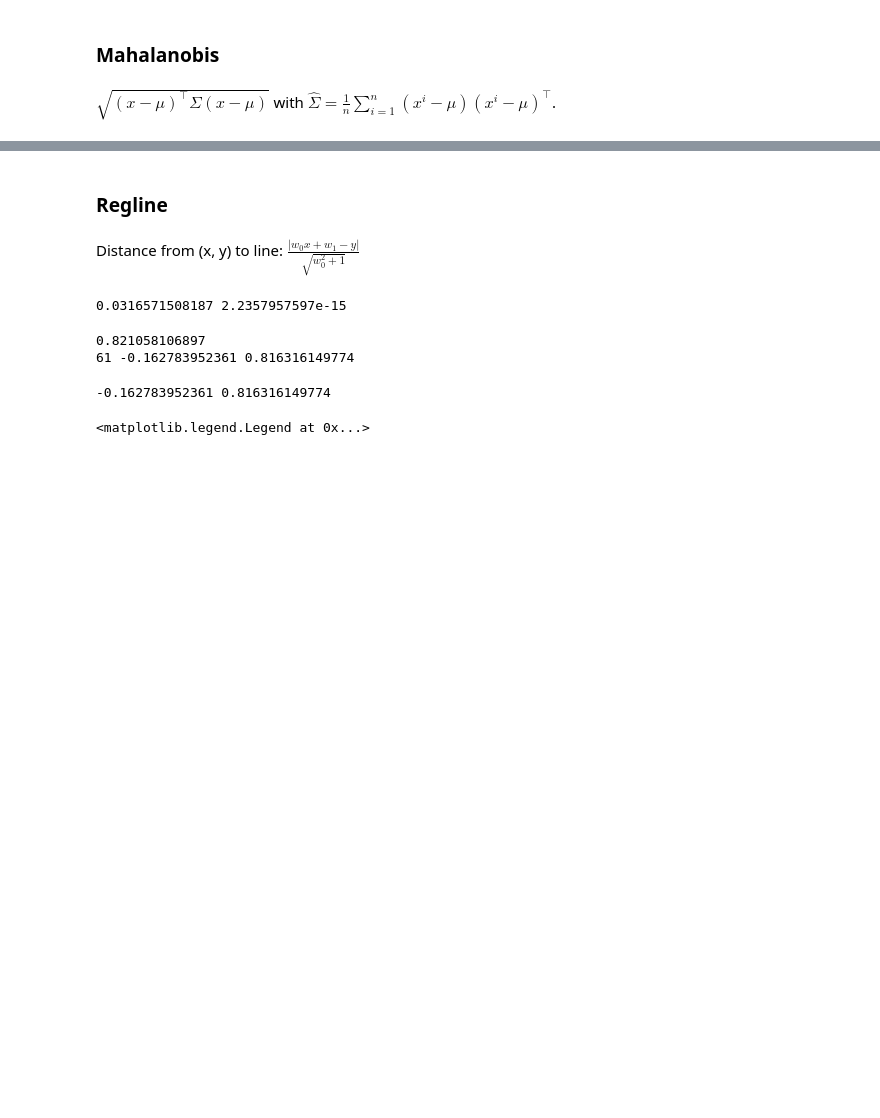
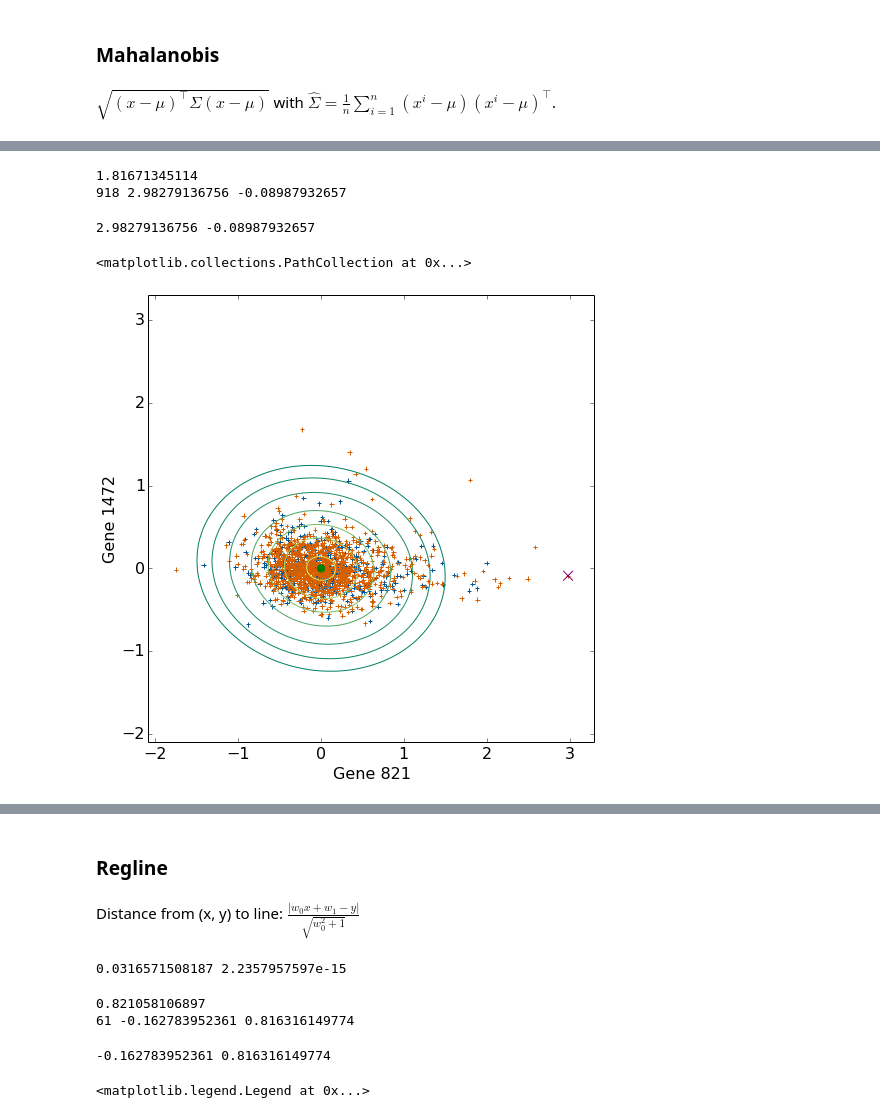
Before and after one commit to chagaz/SamSpecCoEN, a Jupyter notebook: Exploring ACES and FERAL data.ipynb, the cells around one changed output, grey strips where cells are left out. Cells and saved outputs as stored; diff of their text form; code cells hidden in the pictures; blank space fills up the shorter version.

Commit message:
Added Mahalanobis distance to disribution of reference cloud as edge weight

```diff
--- a/Exploring ACES and FERAL data.ipynb
+++ b/Exploring ACES and FERAL data.ipynb
@@ -151,3 +151,9 @@ print idx_1, idx_2
 # %% [markdown]
 $\sqrt{(x - \mu)^\top \Sigma (x - \mu)}$
 with $\hat \Sigma = \frac{1}{n} \sum_{i=1}^n (x^i - \mu)(x^i - \mu)^\top$.
+# %%
+# Compute mu, sigma
+data2d = np.vstack((Xr[:, idx_1], Xr[:, idx_2]))
+mu = np.mean(data2d, axis=1)
+sigma = np.cov(data2d)
+print mu, sigma
@@ -153,0 +163,72 @@ with $\hat \Sigma = \frac{1}{n} \sum_{i=1}^n (x^i - \mu)(x^i - \mu)^\top$.
+# %%
+def mahalanobis(x2d):
+    return np.sqrt(np.dot(np.transpose(x2d-mu), np.dot(sigma, (x2d-mu))))
+# %%
+e_weights_0 = np.array([mahalanobis(X_in_ntwk[q, [idx_1, idx_2]]) \
+                        for q in range(X_in_ntwk.shape[0])])
+# %%
+# Point that's furthest from the mean
+print np.max(e_weights_0)
+sample_idx = np.where(e_weights_0==np.max(e_weights_0))[0][0]
+print sample_idx, X_in_ntwk[sample_idx, idx_1], X_in_ntwk[sample_idx, idx_2]
+# %% [output]
+1.81671345114
+918 2.98279136756 -0.08987932657
+# %%
+rcParams.update({'font.size': 16})
+figure(figsize=(8, 8))
+plt.scatter(X_in_ntwk[y==1, idx_1], X_in_ntwk[y==1, idx_2], marker="+", color=blue_color)
+plt.scatter(X_in_ntwk[y==0, idx_1], X_in_ntwk[y==0, idx_2], marker="+", color=orange_color)
+
+# plt.scatter(Xr[:, idx_1], Xr[:, idx_2], marker="+", color='g')
+plt.scatter(mu[0], mu[1], marker="o", color='g', s=54)
+
+xmin = np.min(X_in_ntwk[:, idx_1]) - 0.1
+ymin = np.min(X_in_ntwk[:, idx_2]) - 0.1
+xmax = np.max(X_in_ntwk[:, idx_1]) + 0.1
+ymax = np.max(X_in_ntwk[:, idx_2]) + 0.1
+
+# Plot contours of the reference Gaussian
+delta = 0.05
+xgrid = np.arange(xmin, xmax, delta)
+ygrid = np.arange(xmin, xmax, delta)
+Xmesh, Ymesh = np.meshgrid(xgrid, ygrid)
+Zmesh = mlab.bivariate_normal(Xmesh, Ymesh, np.sqrt(sigma[0, 0]), np.sqrt(sigma[1, 1]),
+                              mu[0], mu[1], sigma[0, 1])
+
+CS = plt.contour(Xmesh, Ymesh, Zmesh, cmap=plt.get_cmap('summer'),
+                 levels=[0.025, 0.05, 0.1, 0.2, 0.3, 0.4, 0.5, 0.6])
+# plt.clabel(CS, inline=1, fontsize=10)
+#plt.title('Simplest default with labels')
+
+# xxx = np.random.multivariate_normal(mu, sigma, size=1000)
+# H, bins = np.histogramdd(xxx, bins=2 * [np.linspace(xmin, xmax, 51)])
+# plt.imshow(H, origin='lower', cmap=plt.cm.binary, interpolation='nearest',
+#          extent=[bins[0][0], bins[0][-1], bins[1][0], bins[1][-1]])
+
+#x = np.arange(xmin, xmax, 0.1)
+#plot(x,  w0*x + w1,
+#     ls='-', color='magenta', label='Reference line')
+#xlim(xmin, xmax)
+#ylim(ymin, ymax)
+xlabel('Gene %d' % idx_1)
+ylabel('Gene %d' % idx_2)
+#title('Regressing gene %d against gene %d' % (idx_2, idx_1))
+
+# single out the point that's farthest from the line
+x0 = X_in_ntwk[sample_idx, idx_1]
+y0 = X_in_ntwk[sample_idx, idx_2]
+print x0, y0
+plt.scatter(x0, y0, marker="x", color='purple', s=96)
+#a = (w0 * (y0 - w1) + x0)/(1 + w0**2)
+#b = (w1 + w0 * (x0 + w0 * y0))/(1 + w0**2)
+#plot([x0, a], [y0, b], ls='-', color='purple')
+#text(0.5*(x0+a), 0.5*(y0+b), 'd', color='purple')
+
+#plt.legend(loc=(1.1, 0))
+
+#savefig('regline_example.pdf', bbox='tight_layout')
+# %% [output]
+2.98279136756 -0.08987932657
+<matplotlib.collections.PathCollection at 0x...>
+[figure, added]
```
Also changed, not shown: parts of 7 cells of this notebook, 2 other files.
